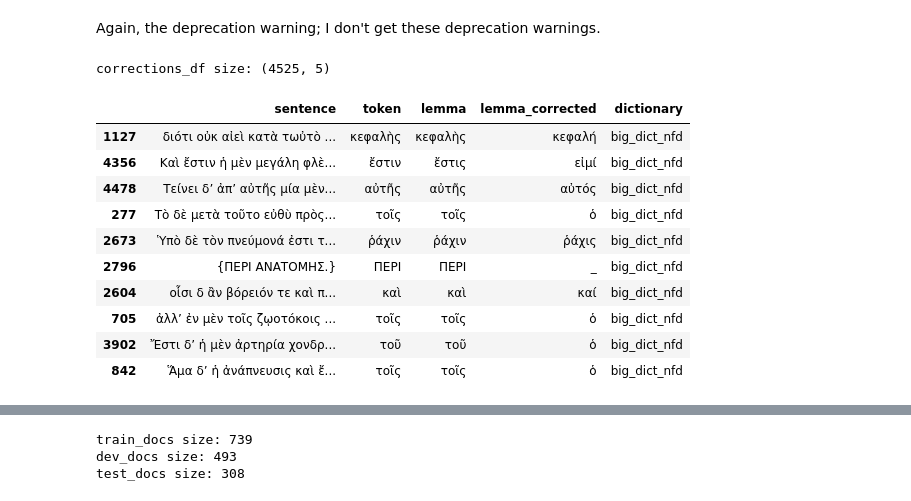
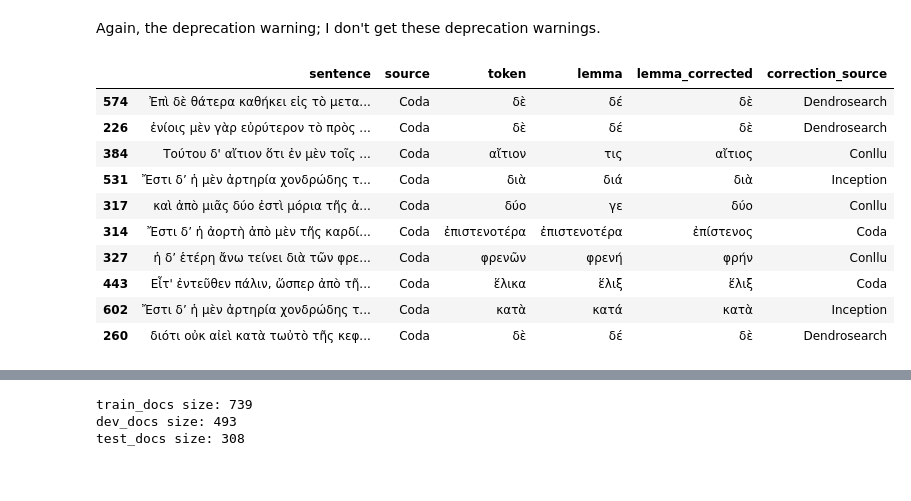
Before and after one commit to Atlogit/greCy_Atlomy, a Jupyter notebook: src/Greek_Lemmatizer_norm_dev.ipynb, the cells around one changed output, grey strips where cells are left out. Saved outputs shown, nothing was run; the diff lists cells and outputs as text; code cells hidden in the pictures.

Commit message:
lemma with split

```diff
--- a/src/Greek_Lemmatizer_norm_dev.ipynb
+++ b/src/Greek_Lemmatizer_norm_dev.ipynb
@@ -367,0 +215,9 @@ for sentence in sentences:
+# %%
+# merge sentences from inception and coda, keep record of source
+sentences = []
+for sentence in inception_sentences:
+    sentences.append((sentence[0], sentence[1]))
+
+# add coda sentences(from original df) to sentences list
+for sentence in df['Quote'].tolist():
+    sentences.append((sentence, 'Coda'))
@@ -368,22 +273,52 @@ for sentence in sentences:
 # %% [markdown]
 Again, the deprecation warning; I don't get these deprecation warnings.
-# %%
-print ("corrections_df size:", corrections_df.shape)
-# %% [output]
-corrections_df size: (4525, 5)
+# %%
+# create list of Doc objects
+docs_nfkc: List[Doc] = []
+
+# create df to record corrections
+corrections_df_nfkc = pd.DataFrame(columns=['sentence', 'source', 'token', 'lemma', 'lemma_corrected', 'correction_source'])
+corrected_sentences = 0
+
+
+for sentence in tqdm(sentences):
+    sentence = (normalize('NFKC', sentence[0]), sentence[1])
+    doc = nlp(sentence[0])
+
+    # we search train_df for the sentence and add keywords to the doc
+
+
+    for token in doc:
+        for source in big_dict_nfkc:
+            if token.text in big_dict_nfkc[source]:
+                if big_dict_nfkc[source][token.text] != token.lemma_:
+                    corrections_df_nfkc = corrections_df_nfkc.append({
+                        'sentence': sentence[0],
+                        'source': sentence[1],
+                        'token': token.text,
+                        'lemma': token.lemma_,
+                        'lemma_corrected': big_dict_nfkc[source][token.text],
+                        'correction_source': source
+                    }, ignore_index=True)
+                    corrected_sentences += 1
+                    token.lemma_ = big_dict_nfkc[source][token.text]
+
+                    break
+
+    docs_nfkc.append(doc)
 # %%
-corrections_df.sample(10)
+corrections_df_nfkc.sample(10)
 # %% [output]
-|  | sentence | token | lemma | lemma_corrected | dictionary |
-| 1127 | διότι οὐκ αἰεὶ κατὰ τωὐτὸ ... | κεφαλὴς | κεφαλὴς | κεφαλή | big_dict_nfd |
-| 4356 | Καὶ ἔστιν ἡ μὲν μεγάλη φλὲ... | ἔστιν | ἔστις | εἰμί | big_dict_nfd |
-| 4478 | Τείνει δ’ ἀπ’ αὐτῆς μία μὲν... | αὐτῆς | αὐτῆς | αὐτός | big_dict_nfd |
-| 277 | Τὸ δὲ μετὰ τοῦτο εὐθὺ πρὸς... | τοῖς | τοῖς | ὁ | big_dict_nfd |
-| 2673 | Ὑπὸ δὲ τὸν πνεύμονά ἐστι τ... | ῥάχιν | ῥάχιν | ῥάχις | big_dict_nfd |
-| 2796 | {ΠΕΡΙ ΑΝΑΤΟΜΗΣ.} | ΠΕΡΙ | ΠΕΡΙ | _ | big_dict_nfd |
-| 2604 | οἷσι δ ἂν βόρειόν τε καὶ π... | καὶ | καὶ | καί | big_dict_nfd |
-| 705 | ἀλλ’ ἐν μὲν τοῖς ζῳοτόκοις ... | τοῖς | τοῖς | ὁ | big_dict_nfd |
-| 3902 | Ἔστι δ’ ἡ μὲν ἀρτηρία χονδρ... | τοῦ | τοῦ | ὁ | big_dict_nfd |
-| 842 | Ἅμα δ’ ἡ ἀνάπνευσις καὶ ἔ... | τοῖς | τοῖς | ὁ | big_dict_nfd |
+|  | sentence | source | token | lemma | lemma_corrected | correction_source |
+| 574 | Ἐπὶ δὲ θάτερα καθήκει εἰς τὸ μετα... | Coda | δὲ | δέ | δὲ | Dendrosearch |
+| 226 | ἐνίοις μὲν γὰρ εὐρύτερον τὸ πρὸς ... | Coda | δὲ | δέ | δὲ | Dendrosearch |
+| 384 | Τούτου δ' αἴτιον ὅτι ἐν μὲν τοῖς ... | Coda | αἴτιον | τις | αἴτιος | Conllu |
+| 531 | Ἔστι δ’ ἡ μὲν ἀρτηρία χονδρώδης τ... | Coda | διὰ | διά | διὰ | Inception |
+| 317 | καὶ ἀπὸ μιᾶς δύο ἐστὶ μόρια τῆς ἀ... | Coda | δύο | γε | δύο | Conllu |
+| 314 | Ἔστι δ’ ἡ ἀορτὴ ἀπὸ μὲν τῆς καρδί... | Coda | ἐπιστενοτέρα | ἐπιστενοτέρα | ἐπίστενος | Coda |
+| 327 | ἡ δ’ ἑτέρη ἄνω τείνει διὰ τῶν φρε... | Coda | φρενῶν | φρενή | φρήν | Conllu |
+| 443 | Εἶτ' ἐντεῦθεν πάλιν, ὥσπερ ἀπὸ τῆ... | Coda | ἕλικα | ἕλιξ | ἕλιξ | Coda |
+| 602 | Ἔστι δ’ ἡ μὲν ἀρτηρία χονδρώδης τ... | Coda | κατὰ | κατά | κατὰ | Inception |
+| 260 | διότι οὐκ αἰεὶ κατὰ τωὐτὸ τῆς κεφ... | Coda | δὲ | δέ | δὲ | Dendrosearch |
 # %%
 # find how many corrected by each dictionary
```
Also changed, not shown: parts of 26 cells of this notebook.
